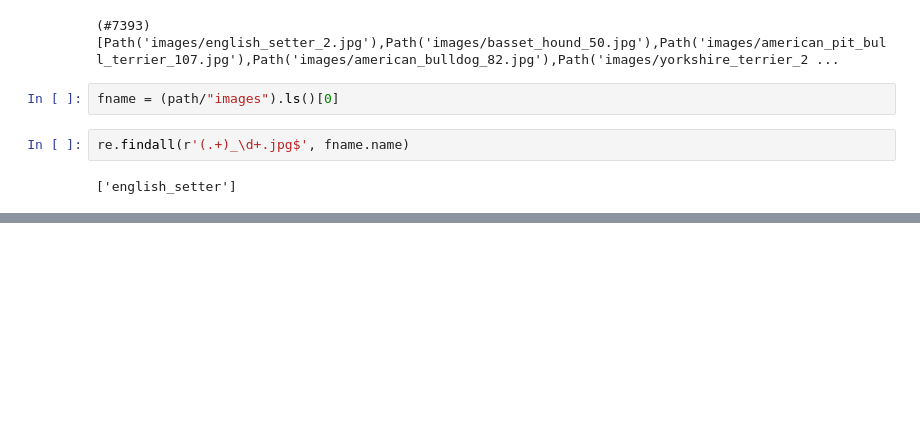
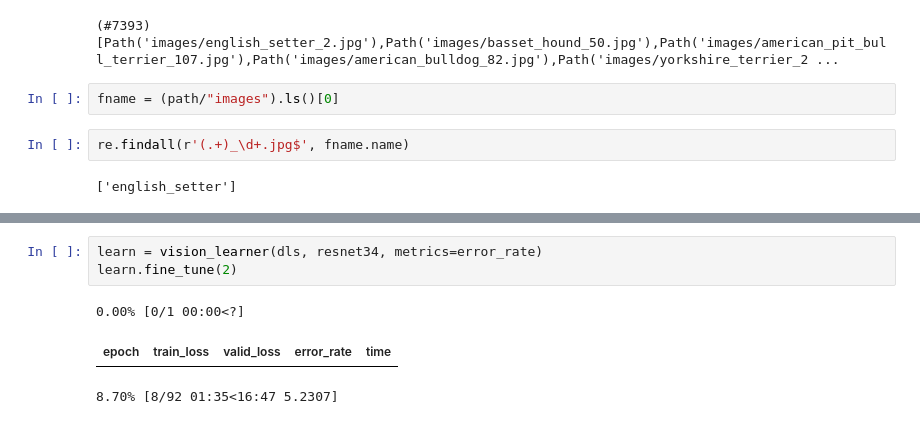
Before and after one commit to mzums/machine-learning, a Jupyter notebook: fastai_course/pet_breeds.ipynb, the cells around one changed output, grey strips where cells are left out. Drawn from its saved outputs; the diff is of its cells as text; blank space fills up the shorter version.

```diff
--- a/fastai_course/pet_breeds.ipynb
+++ b/fastai_course/pet_breeds.ipynb
@@ -25,0 +36,7 @@ re.findall(r'(.+)_\d+.jpg$', fname.name)
+# %%
+learn = vision_learner(dls, resnet34, metrics=error_rate)
+learn.fine_tune(2)
+# %% [output]
+0.00% [0/1 00:00<?]
+| epoch | train_loss | valid_loss | error_rate | time |
+8.70% [8/92 01:35<16:47 5.2307]
```
Also changed, not shown: parts of 3 cells of this notebook.
